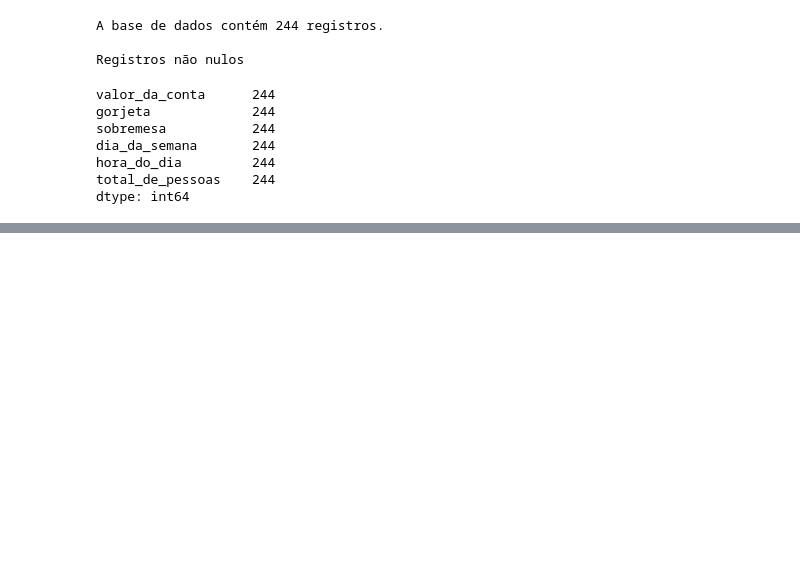
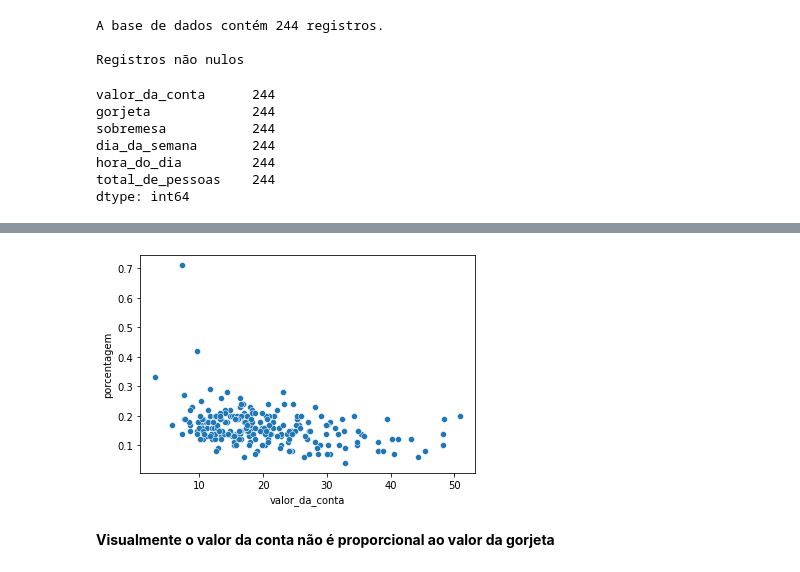
Before and after one commit to erikamarchi/data-visualization-explorando-com-seaborn, a Jupyter notebook: EDA_Gorjetas.ipynb, the cells around one changed output, grey strips where cells are left out. Cells and saved outputs as stored; diff of their text form; code cells hidden in the pictures; blank space fills up the shorter version.

Commit message:
Verifica se o valor da conta é proporcional ao valor da gorjeta

```diff
--- a/EDA_Gorjetas.ipynb
+++ b/EDA_Gorjetas.ipynb
@@ -111,0 +114,2 @@ dtype: int64
+# %%
+gorjetas['porcentagem'] = (gorjetas.gorjeta/gorjetas.valor_da_conta).round(2)
@@ -111,0 +125,8 @@ dtype: int64
+# %%
+sns.scatterplot(x='valor_da_conta',
+                y='porcentagem',
+                data=gorjetas);
+# %% [output]
+[figure, added]
+# %% [markdown]
+**Visualmente o valor da conta não é proporcional ao valor da gorjeta**
```
Also changed, not shown: parts of 2 cells of this notebook.
